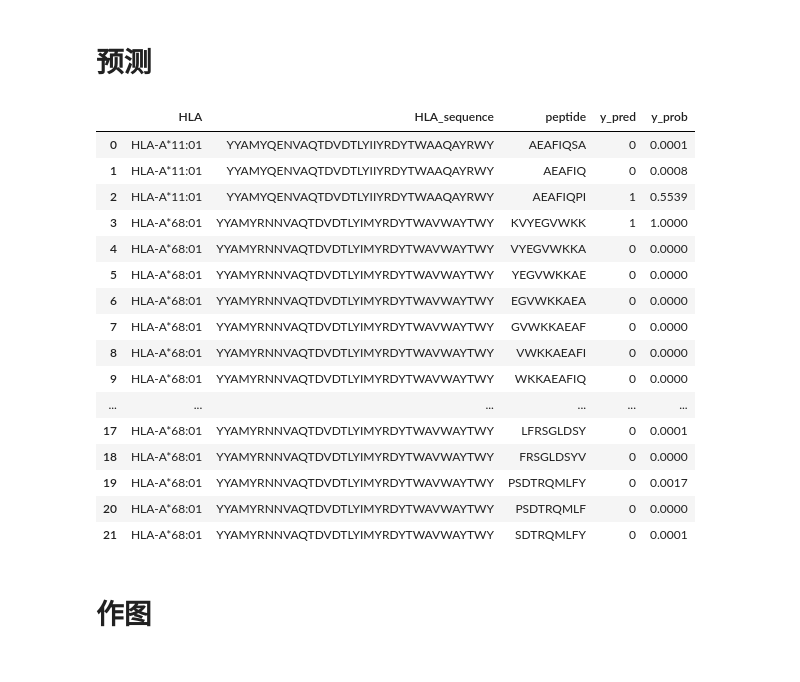
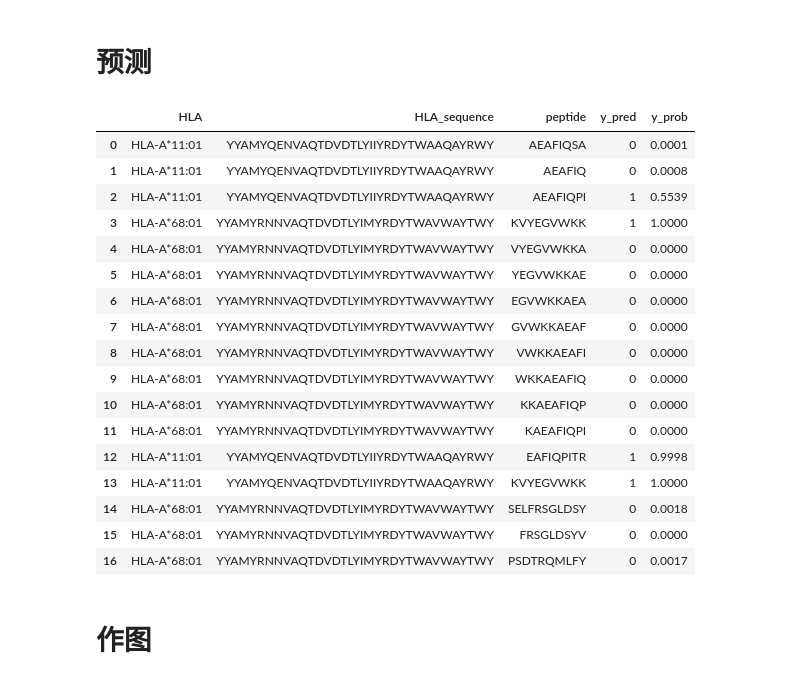
Before and after one commit to zhaisilong/TransPHLA-AOMP, a Jupyter notebook: TransPHLA-AOMP/pHLAIformer framework.ipynb, the cells around one changed output. Drawn from its saved outputs; the diff is of its cells as text; code cells hidden in the pictures.

```diff
--- a/TransPHLA-AOMP/pHLAIformer framework.ipynb
+++ b/TransPHLA-AOMP/pHLAIformer framework.ipynb
@@ -169,38 +190,39 @@ FileNotFoundError: [Errno 2] No such file or directory: 'peptides.fasta'
 # %%
 use_cuda = False
 device = torch.device("cuda" if use_cuda else "cpu")
 
-model_file = 'model_layer1_multihead9_fold4.pkl'
+model_file = '../model/model_layer1_multihead9_fold4.pkl'
 
 model_eval = Transformer().to(device)
 model_eval.load_state_dict(torch.load(model_file), strict = True)
 
 model_eval.eval()
 y_pred, y_prob, attns = eval_step(model_eval, predict_loader, args.threshold, use_cuda)
 
 predict_data['y_pred'], predict_data['y_prob'] = y_pred, y_prob
 predict_data = predict_data.round({'y_prob': 4})
 
 predict_data.to_csv(args.output_dir + '/predict_results.csv', index = False)
 predict_data
 # %% [output]
 |  | HLA | HLA_sequence | peptide | y_pred | y_prob |
 | 0 | HLA-A*11:01 | YYAMYQENVAQTDVDTLYIIYRDYTWAAQAYRWY | AEAFIQSA | 0 | 0.0001 |
 | 1 | HLA-A*11:01 | YYAMYQENVAQTDVDTLYIIYRDYTWAAQAYRWY | AEAFIQ | 0 | 0.0008 |
 | 2 | HLA-A*11:01 | YYAMYQENVAQTDVDTLYIIYRDYTWAAQAYRWY | AEAFIQPI | 1 | 0.5539 |
 | 3 | HLA-A*68:01 | YYAMYRNNVAQTDVDTLYIMYRDYTWAVWAYTWY | KVYEGVWKK | 1 | 1.0000 |
 | 4 | HLA-A*68:01 | YYAMYRNNVAQTDVDTLYIMYRDYTWAVWAYTWY | VYEGVWKKA | 0 | 0.0000 |
 | 5 | HLA-A*68:01 | YYAMYRNNVAQTDVDTLYIMYRDYTWAVWAYTWY | YEGVWKKAE | 0 | 0.0000 |
 | 6 | HLA-A*68:01 | YYAMYRNNVAQTDVDTLYIMYRDYTWAVWAYTWY | EGVWKKAEA | 0 | 0.0000 |
 | 7 | HLA-A*68:01 | YYAMYRNNVAQTDVDTLYIMYRDYTWAVWAYTWY | GVWKKAEAF | 0 | 0.0000 |
 | 8 | HLA-A*68:01 | YYAMYRNNVAQTDVDTLYIMYRDYTWAVWAYTWY | VWKKAEAFI | 0 | 0.0000 |
 | 9 | HLA-A*68:01 | YYAMYRNNVAQTDVDTLYIMYRDYTWAVWAYTWY | WKKAEAFIQ | 0 | 0.0000 |
-| ... | ... | ... | ... | ... | ... |
-| 17 | HLA-A*68:01 | YYAMYRNNVAQTDVDTLYIMYRDYTWAVWAYTWY | LFRSGLDSY | 0 | 0.0001 |
-| 18 | HLA-A*68:01 | YYAMYRNNVAQTDVDTLYIMYRDYTWAVWAYTWY | FRSGLDSYV | 0 | 0.0000 |
-| 19 | HLA-A*68:01 | YYAMYRNNVAQTDVDTLYIMYRDYTWAVWAYTWY | PSDTRQMLFY | 0 | 0.0017 |
-| 20 | HLA-A*68:01 | YYAMYRNNVAQTDVDTLYIMYRDYTWAVWAYTWY | PSDTRQMLF | 0 | 0.0000 |
-| 21 | HLA-A*68:01 | YYAMYRNNVAQTDVDTLYIMYRDYTWAVWAYTWY | SDTRQMLFY | 0 | 0.0001 |
+| 10 | HLA-A*68:01 | YYAMYRNNVAQTDVDTLYIMYRDYTWAVWAYTWY | KKAEAFIQP | 0 | 0.0000 |
+| 11 | HLA-A*68:01 | YYAMYRNNVAQTDVDTLYIMYRDYTWAVWAYTWY | KAEAFIQPI | 0 | 0.0000 |
+| 12 | HLA-A*11:01 | YYAMYQENVAQTDVDTLYIIYRDYTWAAQAYRWY | EAFIQPITR | 1 | 0.9998 |
+| 13 | HLA-A*11:01 | YYAMYQENVAQTDVDTLYIIYRDYTWAAQAYRWY | KVYEGVWKK | 1 | 1.0000 |
+| 14 | HLA-A*68:01 | YYAMYRNNVAQTDVDTLYIMYRDYTWAVWAYTWY | SELFRSGLDSY | 0 | 0.0018 |
+| 15 | HLA-A*68:01 | YYAMYRNNVAQTDVDTLYIMYRDYTWAVWAYTWY | FRSGLDSYV | 0 | 0.0000 |
+| 16 | HLA-A*68:01 | YYAMYRNNVAQTDVDTLYIMYRDYTWAVWAYTWY | PSDTRQMLFY | 0 | 0.0017 |
 # %% [markdown]
 # 作图
 # %%
```
Also changed, not shown: parts of 5 cells of this notebook, 25 other files.
